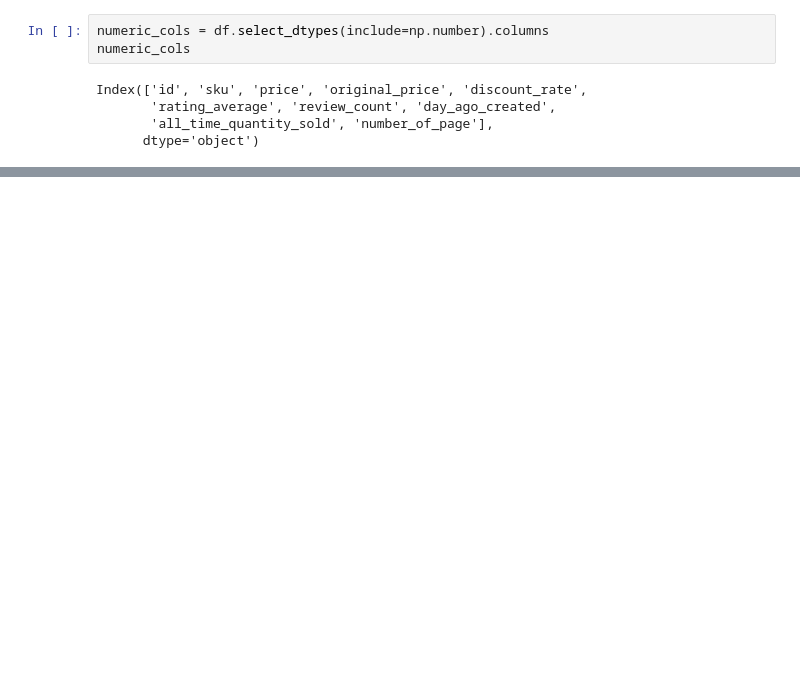
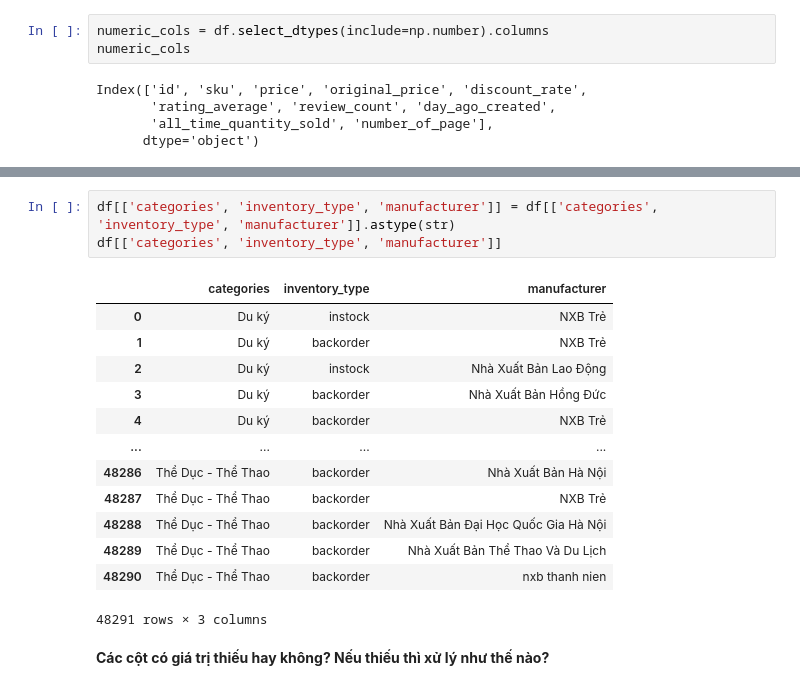
Before and after one commit to Miruku2201/NMKHDL_Final_Project, a Jupyter notebook: models.ipynb, the cells around one changed output, grey strips where cells are left out. Drawn from its saved outputs; the diff is of its cells as text; blank space fills up the shorter version.

```diff
--- a/models.ipynb
+++ b/models.ipynb
@@ -71,0 +173,19 @@ cate_col_profiles_df
+# %%
+df[['categories', 'inventory_type', 'manufacturer']] = df[['categories', 'inventory_type', 'manufacturer']].astype(str)
+df[['categories', 'inventory_type', 'manufacturer']]
+# %% [output]
+|  | categories | inventory_type | manufacturer |
+| 0 | Du ký | instock | NXB Trẻ |
+| 1 | Du ký | backorder | NXB Trẻ |
+| 2 | Du ký | instock | Nhà Xuất Bản Lao Động |
+| 3 | Du ký | backorder | Nhà Xuất Bản Hồng Đức |
+| 4 | Du ký | backorder | NXB Trẻ |
+| ... | ... | ... | ... |
+| 48286 | Thể Dục - Thể Thao | backorder | Nhà Xuất Bản Hà Nội |
+| 48287 | Thể Dục - Thể Thao | backorder | NXB Trẻ |
+| 48288 | Thể Dục - Thể Thao | backorder | Nhà Xuất Bản Đại Học Quốc Gia Hà Nội |
+| 48289 | Thể Dục - Thể Thao | backorder | Nhà Xuất Bản Thể Thao Và Du Lịch |
+| 48290 | Thể Dục - Thể Thao | backorder | nxb thanh nien |
+48291 rows × 3 columns
+# %% [markdown]
+**Các cột có giá trị thiếu hay không? Nếu thiếu thì xử lý như thế nào?**
```
Also changed, not shown: parts of 23 cells of this notebook.
